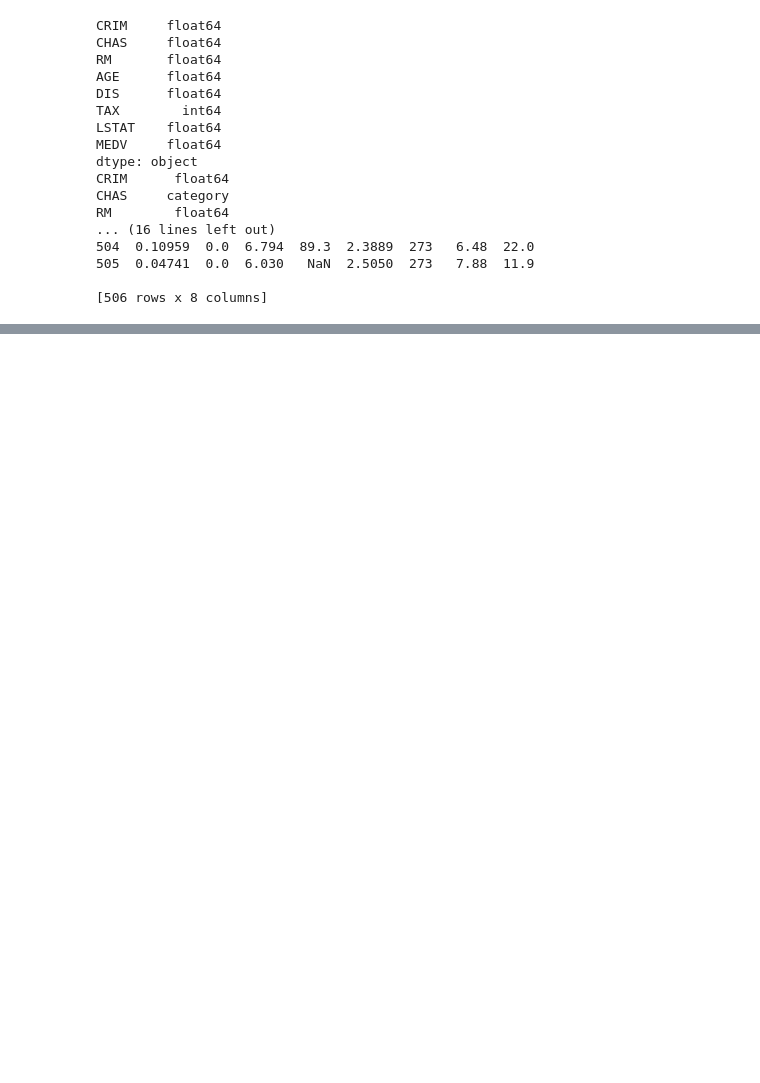
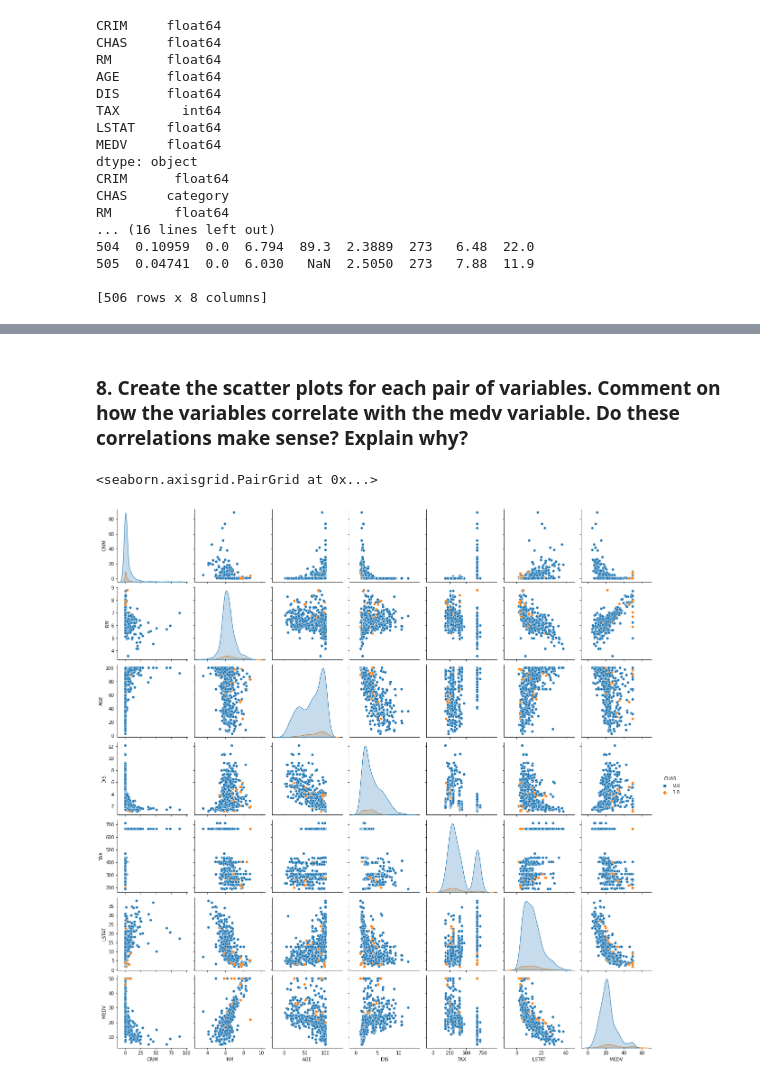
Before and after one commit to JingoBongo/statisticsLabs, a Jupyter notebook: lab2/second.ipynb, the cells around one changed output, grey strips where cells are left out. Saved outputs shown, nothing was run; the diff lists cells and outputs as text; code cells hidden in the pictures; blank space fills up the shorter version.

```diff
--- a/lab2/second.ipynb
+++ b/lab2/second.ipynb
@@ -124,0 +243,11 @@ LSTAT has nan
+# %% [markdown]
+<h3>8.	Create the scatter plots for each pair of variables. Comment on how the variables correlate with the medv variable.
+Do these correlations make sense? Explain why? </h3>
+# %%
+# 8.	Create the scatter plots for each pair of variables. Comment on how the variables correlate with the medv variable.
+# Do these correlations make sense? Explain why?
+# sns.set_context('paper')
+sns.pairplot(dataset, hue='CHAS')
+# %% [output]
+<seaborn.axisgrid.PairGrid at 0x...>
+[figure, added]
```
Also changed, not shown: parts of 22 cells of this notebook, 6 other files.
